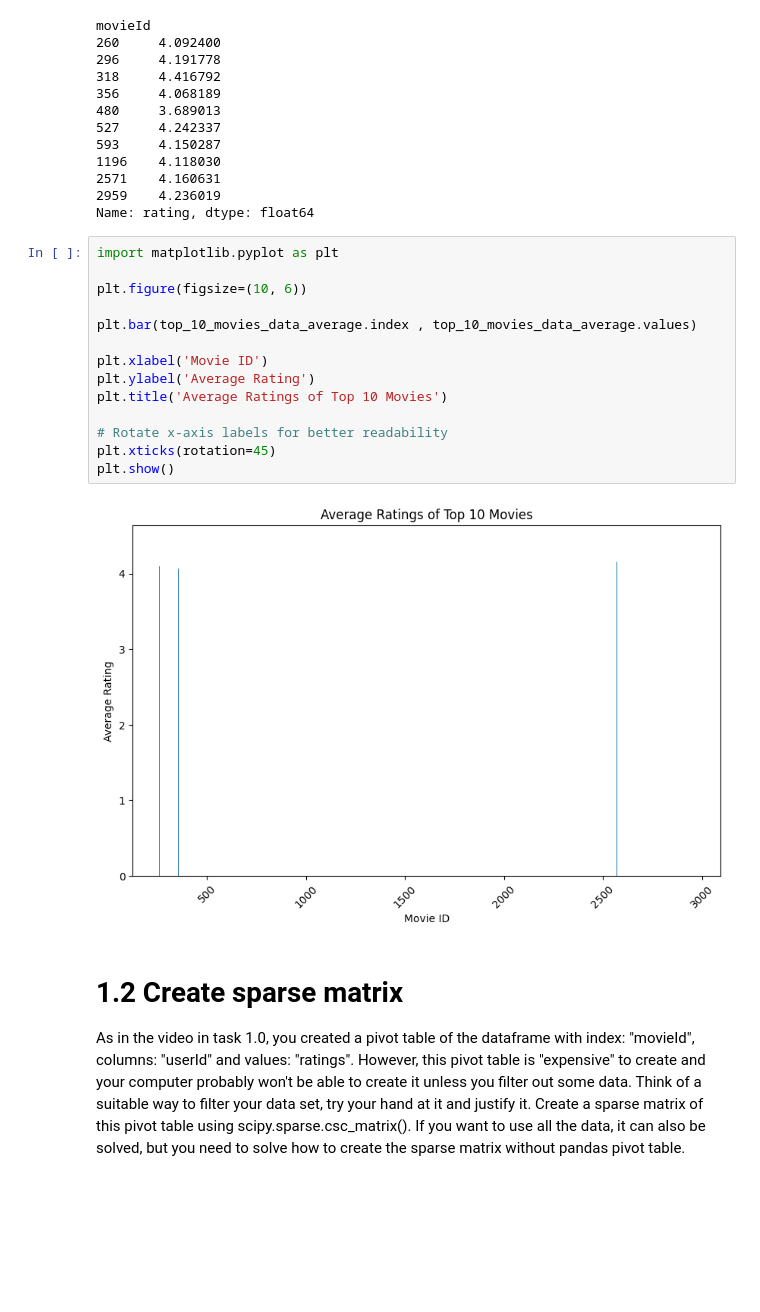
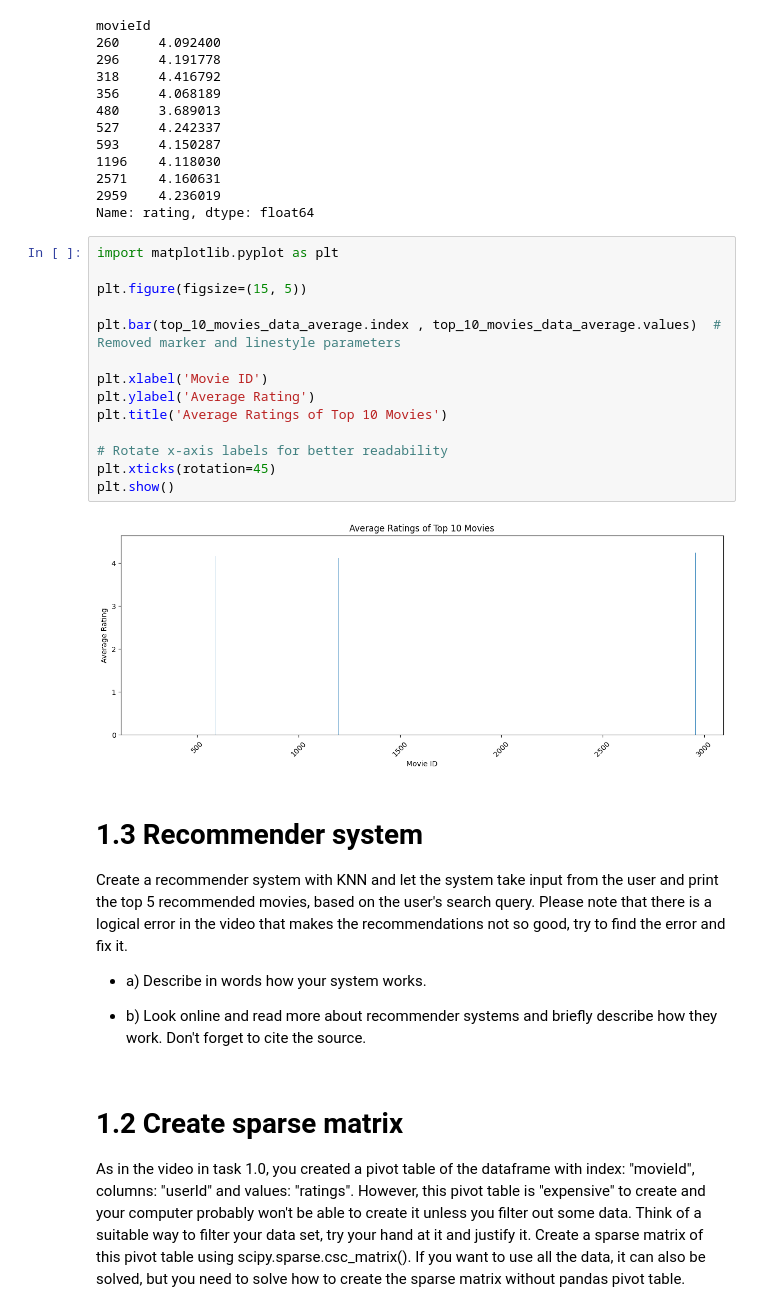
Before and after one commit to mosendamnit/AI-muhsin-OPA23, a Jupyter notebook: labs/lab_01.ipynb, the cells around one changed output. Saved outputs shown, nothing was run; the diff lists cells and outputs as text; blank space fills up the shorter version.

```diff
--- a/labs/lab_01.ipynb
+++ b/labs/lab_01.ipynb
@@ -221,19 +245,27 @@ Name: rating, dtype: float64
 # %%
 import matplotlib.pyplot as plt
 
-plt.figure(figsize=(10, 6))
+plt.figure(figsize=(15, 5))
 
-plt.bar(top_10_movies_data_average.index , top_10_movies_data_average.values)
+plt.bar(top_10_movies_data_average.index , top_10_movies_data_average.values)  # Removed marker and linestyle parameters
 
 plt.xlabel('Movie ID')
 plt.ylabel('Average Rating')
 plt.title('Average Ratings of Top 10 Movies')
 
 # Rotate x-axis labels for better readability
 plt.xticks(rotation=45)
 plt.show()
 # %% [output]
-[figure, old version]
+[figure, new version]
+# %% [markdown]
+# 1.3 Recommender system
+
+Create a recommender system with KNN and let the system take input from the user and print the top 5 recommended movies, based on the user's search query. Please note that there is a logical error in the video that makes the recommendations not so good, try to find the error and fix it.
+
+- a) Describe in words how your system works.
+
+- b) Look online and read more about recommender systems and briefly describe how they work. Don't forget to cite the source.
 # %% [markdown]
 # 1.2 Create sparse matrix
 
```
Also changed, not shown: parts of 15 cells of this notebook.
